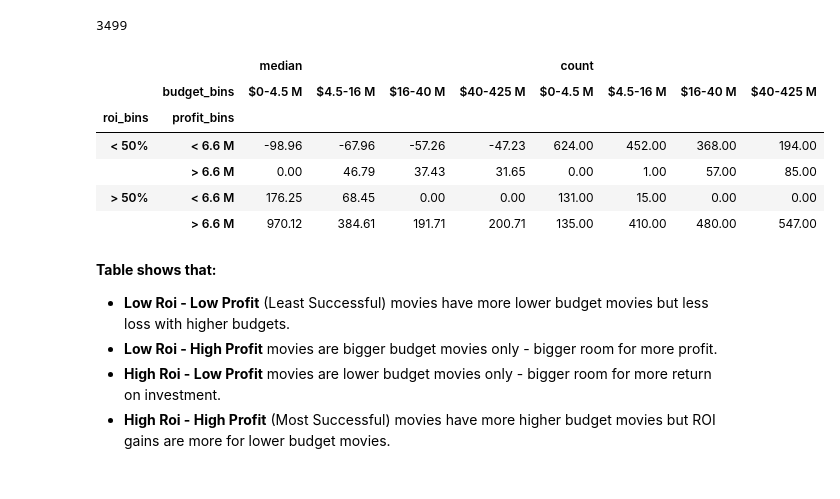
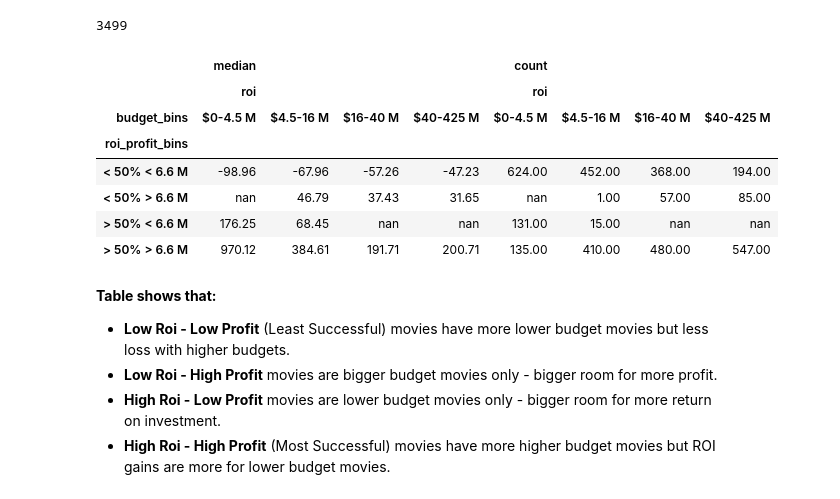
Before and after one commit to erdemiraysu/Exploratory-Movie-Analyses, a Jupyter notebook: MovieProject_Notebook.ipynb, the cells around one changed output. Drawn from its saved outputs; the diff is of its cells as text; code cells hidden in the pictures.

```diff
--- a/MovieProject_Notebook.ipynb
+++ b/MovieProject_Notebook.ipynb
@@ -847,23 +850,23 @@ len(master_clean_distinct['movie_id'])
 # %% [output]
 3499
 # %%
-success_pivot = master_clean_distinct.pivot_table(index=['roi_bins','profit_bins'],
-                                         values='roi',
+success_pivot = master_clean_distinct.pivot_table(index=['roi_profit_bins'],
+                                         values=['roi'],
                                          columns=['budget_bins'],
-                                         aggfunc=['median','count'], fill_value=0 ) # Nan values replaced by 0 for table
-
-success_pivot = success_pivot.style.format("{:.2f}").background_gradient(cmap='Purples', low=0, high=0.75)
+                                         aggfunc=['median','count'])
+success_pivot = success_pivot.style.format("{:.2f}").background_gradient(cmap='Blues', low=0, high=0.75)
 success_pivot
 
 #https://towardsdatascience.com/adding-style-to-pandas-in-just-a-few-lines-of-code-be942f65b3a5
 # %% [output]
-|  |  | median |  |  |  | count |  |  |  |
-|  | budget_bins | $0-4.5 M | $4.5-16 M | $16-40 M | $40-425 M | $0-4.5 M | $4.5-16 M | $16-40 M | $40-425 M |
-| roi_bins | profit_bins |  |  |  |  |  |  |  |  |
-| < 50% | < 6.6 M | -98.96 | -67.96 | -57.26 | -47.23 | 624.00 | 452.00 | 368.00 | 194.00 |
-|  | > 6.6 M | 0.00 | 46.79 | 37.43 | 31.65 | 0.00 | 1.00 | 57.00 | 85.00 |
-| > 50% | < 6.6 M | 176.25 | 68.45 | 0.00 | 0.00 | 131.00 | 15.00 | 0.00 | 0.00 |
-|  | > 6.6 M | 970.12 | 384.61 | 191.71 | 200.71 | 135.00 | 410.00 | 480.00 | 547.00 |
+|  | median |  |  |  | count |  |  |  |
+|  | roi |  |  |  | roi |  |  |  |
+| budget_bins | $0-4.5 M | $4.5-16 M | $16-40 M | $40-425 M | $0-4.5 M | $4.5-16 M | $16-40 M | $40-425 M |
+| roi_profit_bins |  |  |  |  |  |  |  |  |
+| < 50% < 6.6 M | -98.96 | -67.96 | -57.26 | -47.23 | 624.00 | 452.00 | 368.00 | 194.00 |
+| < 50% > 6.6 M | nan | 46.79 | 37.43 | 31.65 | nan | 1.00 | 57.00 | 85.00 |
+| > 50% < 6.6 M | 176.25 | 68.45 | nan | nan | 131.00 | 15.00 | nan | nan |
+| > 50% > 6.6 M | 970.12 | 384.61 | 191.71 | 200.71 | 135.00 | 410.00 | 480.00 | 547.00 |
 # %% [markdown]
 **Table shows that:**
 - **Low Roi - Low Profit** (Least Successful) movies have more lower budget movies but less loss with higher budgets.
```
Also changed, not shown: parts of 40 cells of this notebook.
